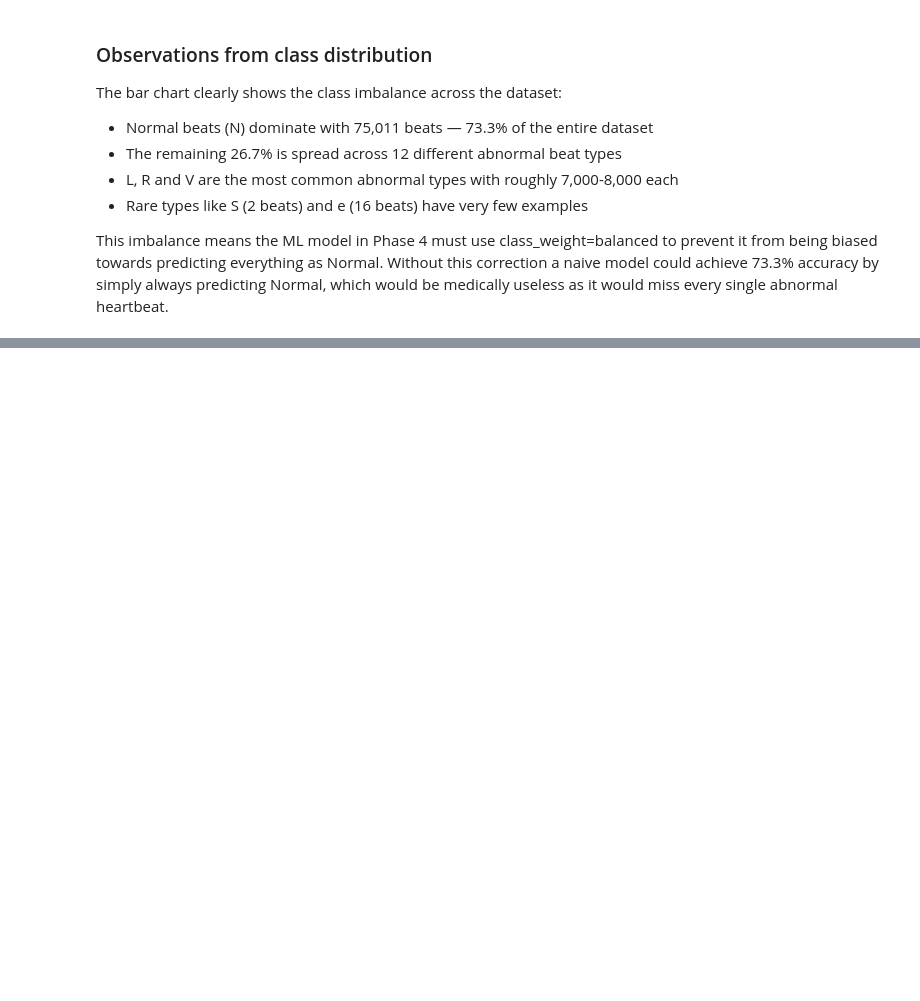
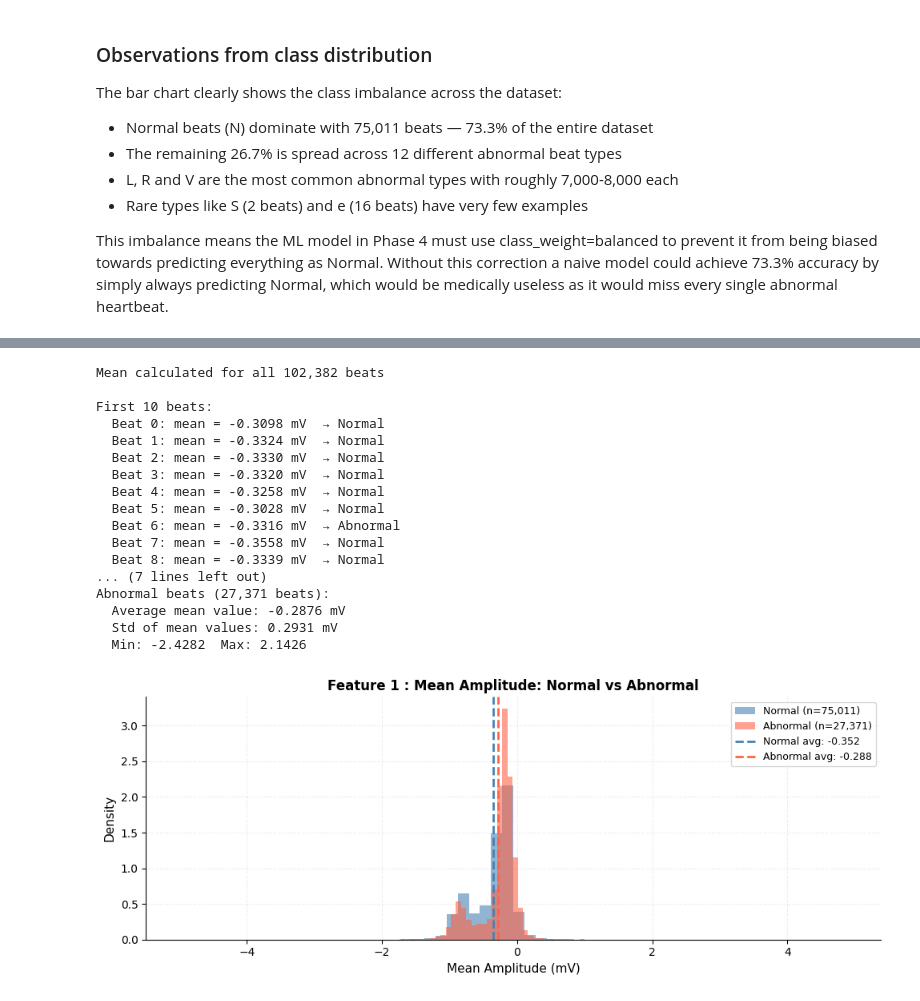
Before and after one commit to saugatpokharel/ecg-heartbeat-classification-xai, a Jupyter notebook: notebooks/03_eda_features.ipynb, the cells around one changed output, grey strips where cells are left out. Saved outputs shown, nothing was run; the diff lists cells and outputs as text; code cells hidden in the pictures; blank space fills up the shorter version.

Commit message:
Working on feature Extraction to check mean, SD,etc.

```diff
--- a/notebooks/03_eda_features.ipynb
+++ b/notebooks/03_eda_features.ipynb
@@ -291,0 +306,69 @@ every single abnormal heartbeat.
+# %%
+# Calculate mean for every single beat
+# axis=1 means calculate across columns (across the 360 samples)
+# giving us one mean value per row (per beat)
+mean_values = np.mean(X, axis=1)
+
+print(f"Mean calculated for all {len(mean_values):,} beats")
+print(f"\nFirst 10 beats:")
+for i in range(10):
+    label_name = "Normal" if y_binary[i] == 0 else "Abnormal"
+    print(f"  Beat {i}: mean = {mean_values[i]:.4f} mV  → {label_name}")
+
+# Separate Normal and Abnormal
+normal_mean = mean_values[y_binary == 0]
+abnormal_mean = mean_values[y_binary == 1]
+
+print(f"\nNormal beats ({len(normal_mean):,} beats):")
+print(f"  Average mean value: {np.mean(normal_mean):.4f} mV")
+print(f"  Std of mean values: {np.std(normal_mean):.4f} mV")
+print(f"  Min: {np.min(normal_mean):.4f}  Max: {np.max(normal_mean):.4f}")
+
+print(f"\nAbnormal beats ({len(abnormal_mean):,} beats):")
+print(f"  Average mean value: {np.mean(abnormal_mean):.4f} mV")
+print(f"  Std of mean values: {np.std(abnormal_mean):.4f} mV")
+print(f"  Min: {np.min(abnormal_mean):.4f}  Max: {np.max(abnormal_mean):.4f}")
+
+# Plot
+fig, ax = plt.subplots(figsize=(10, 4))
+ax.hist(normal_mean, bins=60, alpha=0.6,
+        color='steelblue', label=f'Normal (n={len(normal_mean):,})',
+        density=True)
+ax.hist(abnormal_mean, bins=60, alpha=0.6,
+        color='tomato', label=f'Abnormal (n={len(abnormal_mean):,})',
+        density=True)
+ax.axvline(np.mean(normal_mean), color='steelblue',
+           linestyle='--', linewidth=2,
+           label=f'Normal avg: {np.mean(normal_mean):.3f}')
+ax.axvline(np.mean(abnormal_mean), color='tomato',
+           linestyle='--', linewidth=2,
+           label=f'Abnormal avg: {np.mean(abnormal_mean):.3f}')
+ax.set_title('Feature 1 : Mean Amplitude: Normal vs Abnormal',
+             fontsize=12, fontweight='bold')
+ax.set_xlabel('Mean Amplitude (mV)', fontsize=11)
+ax.set_ylabel('Density', fontsize=11)
+ax.legend(fontsize=9)
+ax.grid(True, alpha=0.2, linestyle='--')
+ax.spines['top'].set_visible(False)
+ax.spines['right'].set_visible(False)
+plt.tight_layout()
+plt.show()
+# %% [output]
+Mean calculated for all 102,382 beats
+
+First 10 beats:
+  Beat 0: mean = -0.3098 mV  → Normal
+  Beat 1: mean = -0.3324 mV  → Normal
+  Beat 2: mean = -0.3330 mV  → Normal
+  Beat 3: mean = -0.3320 mV  → Normal
+  Beat 4: mean = -0.3258 mV  → Normal
+  Beat 5: mean = -0.3028 mV  → Normal
+  Beat 6: mean = -0.3316 mV  → Abnormal
+  Beat 7: mean = -0.3558 mV  → Normal
+  Beat 8: mean = -0.3339 mV  → Normal
+... (7 lines left out)
+Abnormal beats (27,371 beats):
+  Average mean value: -0.2876 mV
+  Std of mean values: 0.2931 mV
+  Min: -2.4282  Max: 2.1426
+[figure, added]
```
Also changed, not shown: parts of 7 cells of this notebook.
